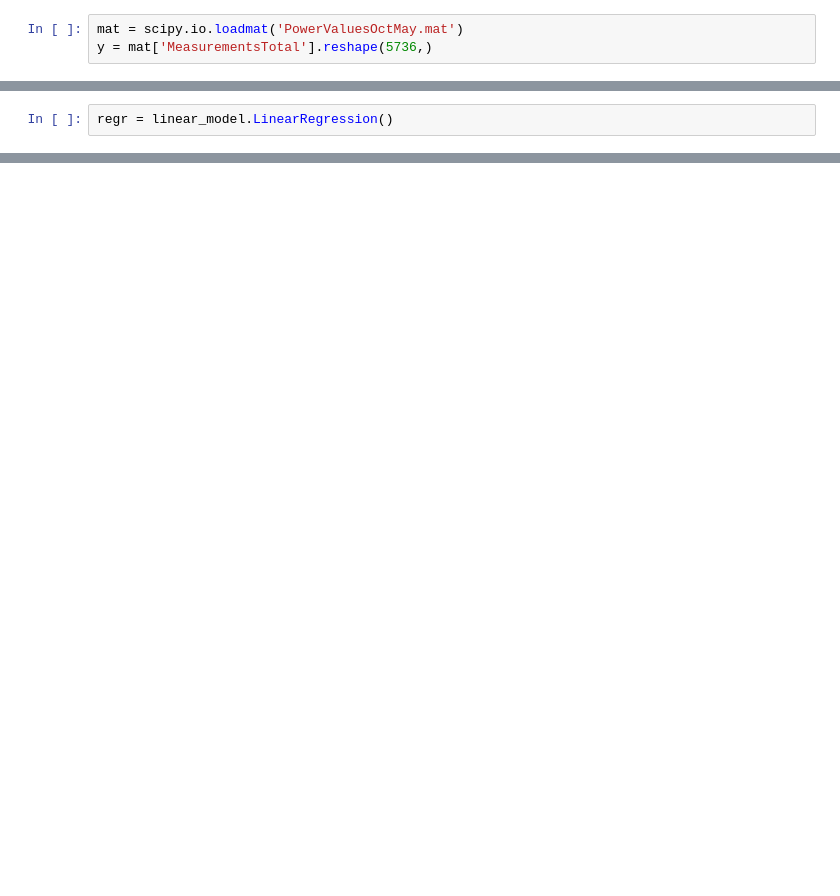
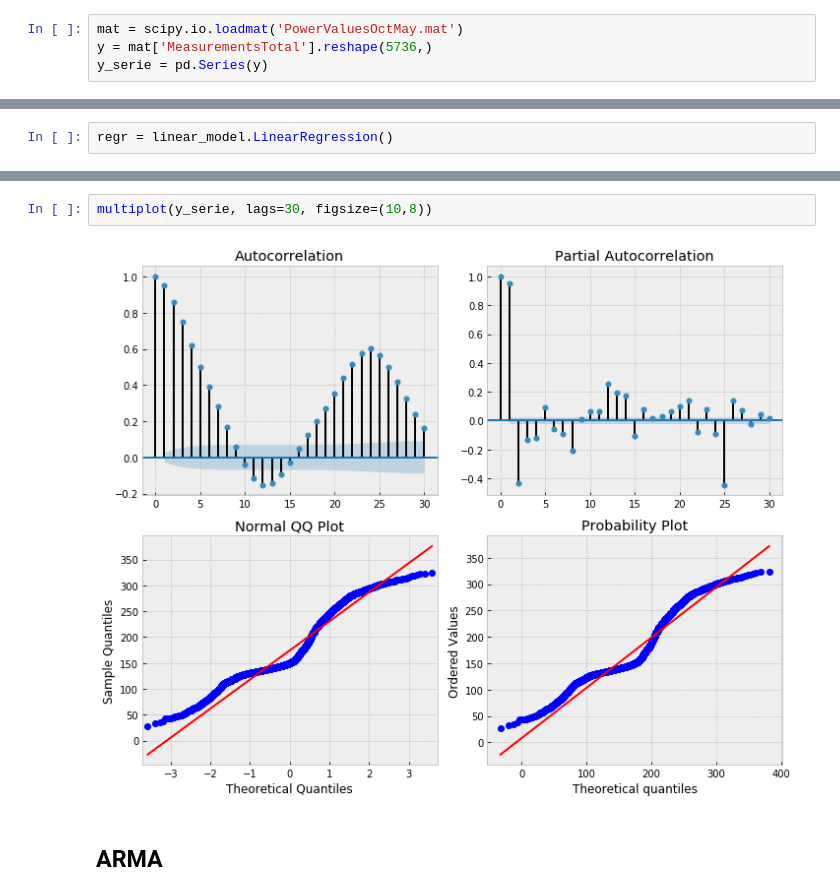
Before and after one commit to Battleman/perfeval, a Jupyter notebook: Lab4/Lab4.ipynb, the cells around one changed output, grey strips where cells are left out. Saved outputs shown, nothing was run; the diff lists cells and outputs as text; blank space fills up the shorter version.

```diff
--- a/Lab4/Lab4.ipynb
+++ b/Lab4/Lab4.ipynb
@@ -7,3 +12,4 @@ from sklearn import linear_model
 # %%
 mat = scipy.io.loadmat('PowerValuesOctMay.mat')
 y = mat['MeasurementsTotal'].reshape(5736,)
+y_serie = pd.Series(y)
@@ -41,0 +108,6 @@ Reshape your data either using array.reshape(-1, 1) if your data has a single fe
+# %%
+multiplot(y_serie, lags=30, figsize=(10,8))
+# %% [output]
+[figure, added]
+# %% [markdown]
+## ARMA
```
Also changed, not shown: parts of 15 cells of this notebook, 5 other files.
